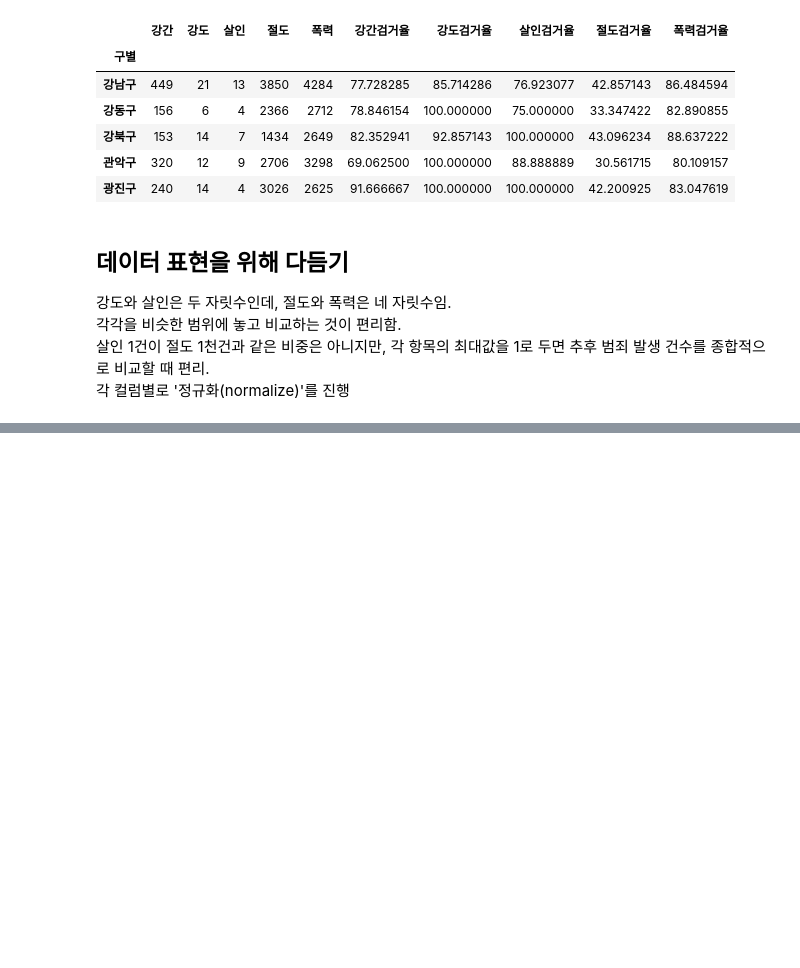
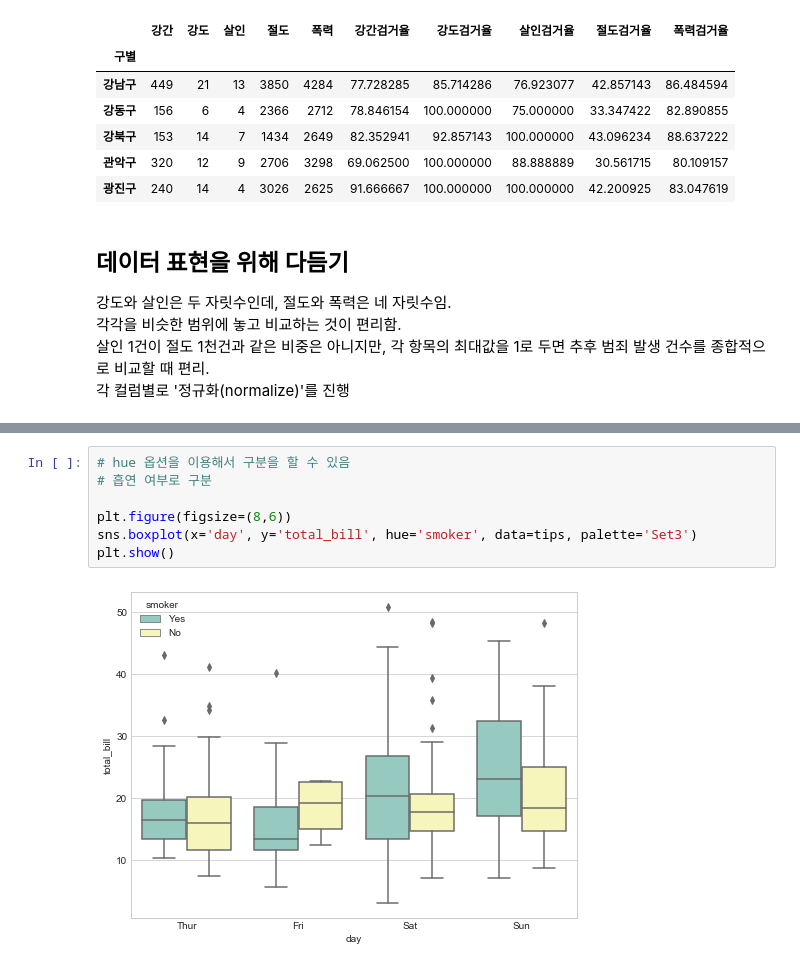
Before and after one commit to KimDoKy/DataScience, a Jupyter notebook: source_code/chap2. Analysis for crime in Seoul.ipynb, the cells around one changed output, grey strips where cells are left out. Cells and saved outputs as stored; diff of their text form; blank space fills up the shorter version.

```diff
--- a/source_code/chap2. Analysis for crime in Seoul.ipynb
+++ b/source_code/chap2. Analysis for crime in Seoul.ipynb
@@ -506,0 +568,9 @@ crime_anal_norm
+# %%
+# hue 옵션을 이용해서 구분을 할 수 있음
+# 흡연 여부로 구분
+
+plt.figure(figsize=(8,6))
+sns.boxplot(x='day', y='total_bill', hue='smoker', data=tips, palette='Set3')
+plt.show()
+# %% [output]
+[figure, added]
```
Also changed, not shown: parts of 13 cells of this notebook.
